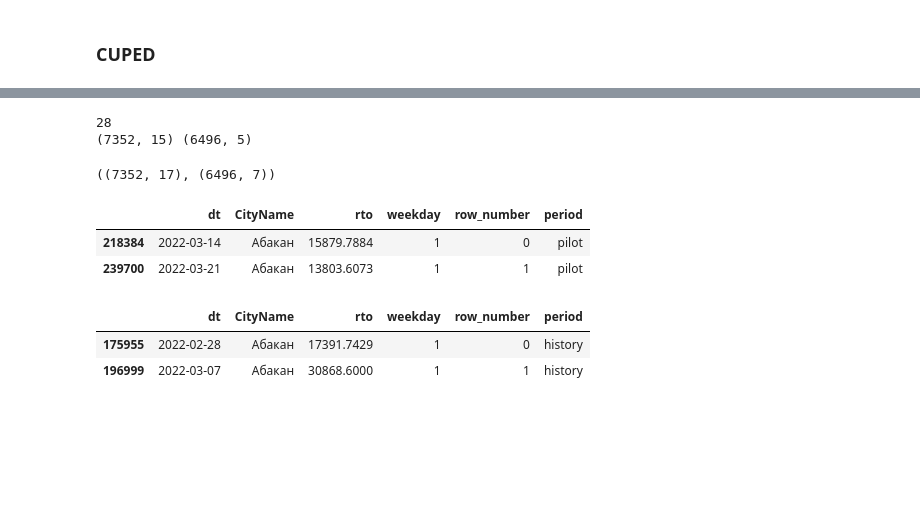
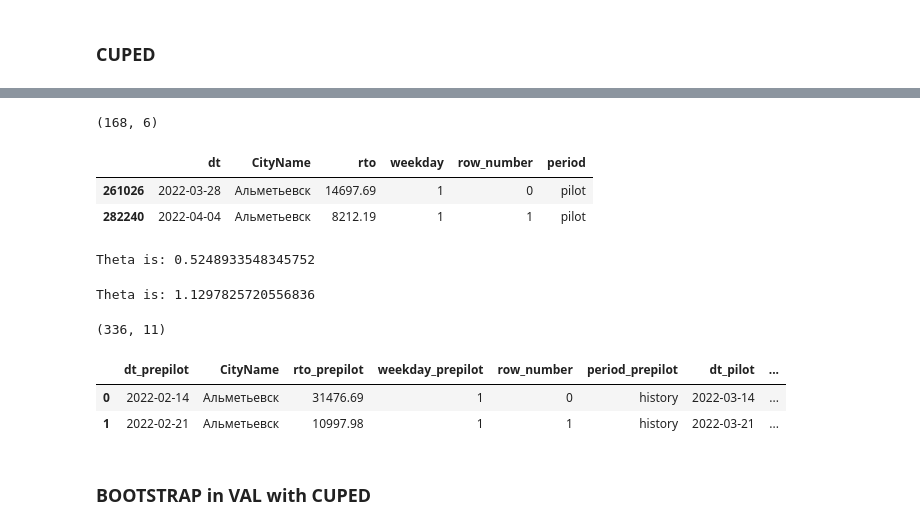
Before and after one commit to repinmihail/TestLab, a Jupyter notebook: development/offline-tests-pipline.ipynb, the cells around one changed output, grey strips where cells are left out. Cells and saved outputs as stored; diff of their text form; code cells hidden in the pictures; blank space fills up the shorter version.

```diff
--- a/development/offline-tests-pipline.ipynb
+++ b/development/offline-tests-pipline.ipynb
@@ -650,13 +645,14 @@ get_normal_ci(pval_ab, np.mean(pval_ab))
 # %%
 def _calculate_theta(*, y_prepilot: np.array, y_pilot: np.array) -> float:
     """
-    Вычисляем Theta.
+    Вычисляем Theta
 
-    args:
-        y_pilot - значения метрики во время пилота,
-        y_prepilot - значения ковариант (той же самой метрики) на препилоте
-    return:
-        theta - значение коэффициента тета
+    Args:
+        y_prepilot (np.array): значения метрики во время пилота
+        y_pilot (np.array): значения ковариант (той же самой метрики) на препилоте
+
+    Returns:
+        float: значение коэффициента тета
     """
     covariance = np.cov(y_prepilot.astype(float), y_pilot.astype(float))[0, 1]
     variance = np.var(y_prepilot)
@@ -710,9 +701,16 @@ def calculate_cuped_metric(
     )
     return res
 # %%
-def check_weekday_or_weekend(date):
+def check_weekday_or_weekend(date: str) -> int:
+    """
+    Возвращает день недели
+
+    Args:
+        date (str): дата в формате %Y-%m-%d
+
+    Returns:
+        int: день недели
+    """
     given_date = datetime.strptime(date, '%Y-%m-%d')
     day_of_week = (given_date.weekday() + 1)
     return day_of_week
-date = '2024-07-01'
-check_weekday_or_weekend(date)
@@ -748,14 +761,11 @@ pilot_df_sort, pre_pilot_df_sort = sort_merge_for_cuped(
     knn_data_clean,
     validation_data,
     id_field_name,
-    cuped_time
+    cuped_time,
+    time_series_field,
+    all_groups_dtw
 )
-# %% [output]
-28
-(7352, 15) (6496, 5)
 # %%
-pilot_df_sort[pilot_df_sort]
+pilot_df_sort.shape
+# %% [output]
+(168, 6)
-# %%
-pilot_df_sort.shape, pre_pilot_df_sort.shape
-# %% [output]
-((7352, 17), (6496, 7))
@@ -764,12 +772,34 @@ cols = ['dt', 'CityName', 'rto', 'weekday', 'row_number', 'period']
 # %%
-pilot_df_sort[cols].head(2)
+pilot_df_sort.head(2)
 # %% [output]
 |  | dt | CityName | rto | weekday | row_number | period |
-| 218384 | 2022-03-14 | Абакан | 15879.7884 | 1 | 0 | pilot |
-| 239700 | 2022-03-21 | Абакан | 13803.6073 | 1 | 1 | pilot |
+| 261026 | 2022-03-28 | Альметьевск | 14697.69 | 1 | 0 | pilot |
+| 282240 | 2022-04-04 | Альметьевск | 8212.19 | 1 | 1 | pilot |
+# %%
+cuped_df = calculate_cuped_metric(
+    pre_pilot_df_sort[cols],
+    pilot_df_sort[cols],
+    metric_name,
+    [id_field_name, "row_number"]
+)
+# %% [output]
+Theta is: 0.5248933548345752
+# %%
+cuped_df = calculate_cuped_metric(
+    pre_pilot_df_sort,
+    pilot_df_sort,
+    metric_name,
+    [id_field_name, "row_number"]
+)
+# %% [output]
+Theta is: 1.1297825720556836
+# %%
+cuped_df.shape
+# %% [output]
+(336, 11)
 # %%
-pre_pilot_df_sort[cols].head(2)
+cuped_df.head(2)
 # %% [output]
-|  | dt | CityName | rto | weekday | row_number | period |
-| 175955 | 2022-02-28 | Абакан | 17391.7429 | 1 | 0 | history |
-| 196999 | 2022-03-07 | Абакан | 30868.6000 | 1 | 1 | history |
+|  | dt_prepilot | CityName | rto_prepilot | weekday_prepilot | row_number | period_prepilot | dt_pilot | ... |
+| 0 | 2022-02-14 | Альметьевск | 31476.69 | 1 | 0 | history | 2022-03-14 | ... |
+| 1 | 2022-02-21 | Альметьевск | 10997.98 | 1 | 1 | history | 2022-03-21 | ... |
@@ -782,0 +806,2 @@ calculate_cuped_metric(
+# %% [markdown]
+### BOOTSTRAP in VAL with CUPED
```
Also changed, not shown: parts of 43 cells of this notebook, 2 other files.
